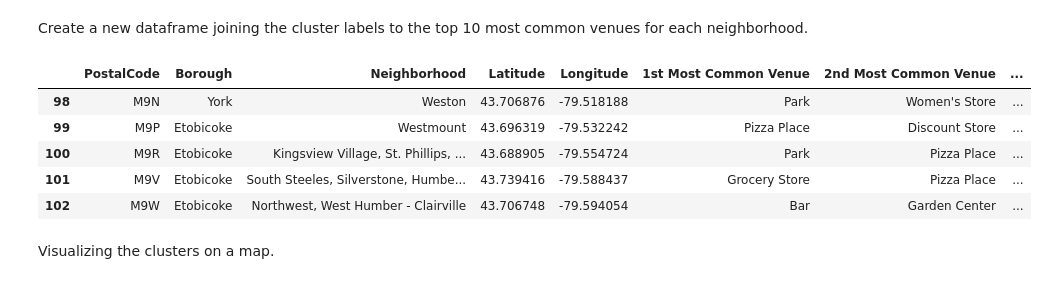
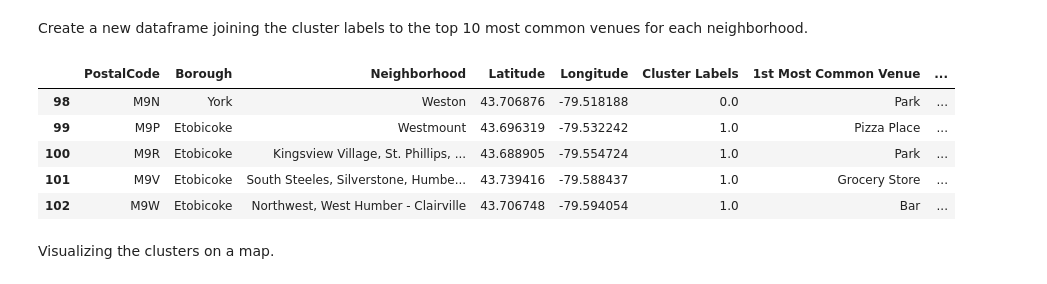
Before and after one commit to ssankar-23/Coursera_Capstone, a Jupyter notebook: clustering_toronto_part3.ipynb, the cells around one changed output. Cells and saved outputs as stored; diff of their text form; code cells hidden in the pictures.

```diff
--- a/clustering_toronto_part3.ipynb
+++ b/clustering_toronto_part3.ipynb
@@ -340,21 +340,21 @@ array([1, 1, 1, 1, 1, 1, 1, 1, 1, 1], dtype=int32)
 Create a new dataframe joining the cluster labels to the top 10 most common venues for each neighborhood.
 # %%
 # add clustering labels
-#neighborhoods_venues_sorted.insert(0, 'Cluster Labels', kmeans.labels_)
+neighborhoods_venues_sorted.insert(0, 'Cluster Labels', kmeans.labels_)
 
 toronto_merged = df
 
 # merge toronto_grouped with toronto_data to add latitude/longitude for each neighborhood
 toronto_merged = toronto_merged.join(neighborhoods_venues_sorted.set_index('Neighborhood'), on='Neighborhood')
 
 toronto_merged.tail() # check the last columns!
 # %% [output]
-|  | PostalCode | Borough | Neighborhood | Latitude | Longitude | 1st Most Common Venue | 2nd Most Common Venue | ... |
-| 98 | M9N | York | Weston | 43.706876 | -79.518188 | Park | Women's Store | ... |
-| 99 | M9P | Etobicoke | Westmount | 43.696319 | -79.532242 | Pizza Place | Discount Store | ... |
-| 100 | M9R | Etobicoke | Kingsview Village, St. Phillips, ... | 43.688905 | -79.554724 | Park | Pizza Place | ... |
-| 101 | M9V | Etobicoke | South Steeles, Silverstone, Humbe... | 43.739416 | -79.588437 | Grocery Store | Pizza Place | ... |
-| 102 | M9W | Etobicoke | Northwest, West Humber - Clairville | 43.706748 | -79.594054 | Bar | Garden Center | ... |
+|  | PostalCode | Borough | Neighborhood | Latitude | Longitude | Cluster Labels | 1st Most Common Venue | ... |
+| 98 | M9N | York | Weston | 43.706876 | -79.518188 | 0.0 | Park | ... |
+| 99 | M9P | Etobicoke | Westmount | 43.696319 | -79.532242 | 1.0 | Pizza Place | ... |
+| 100 | M9R | Etobicoke | Kingsview Village, St. Phillips, ... | 43.688905 | -79.554724 | 1.0 | Park | ... |
+| 101 | M9V | Etobicoke | South Steeles, Silverstone, Humbe... | 43.739416 | -79.588437 | 1.0 | Grocery Store | ... |
+| 102 | M9W | Etobicoke | Northwest, West Humber - Clairville | 43.706748 | -79.594054 | 1.0 | Bar | ... |
 # %% [markdown]
 Visualizing the clusters on a map.
 # %%
```
Also changed, not shown: parts of 1 cell of this notebook.
